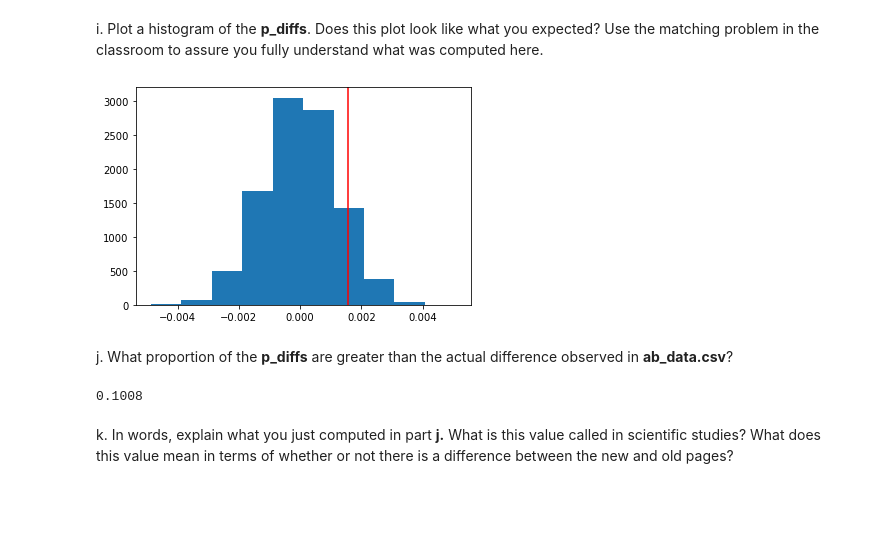
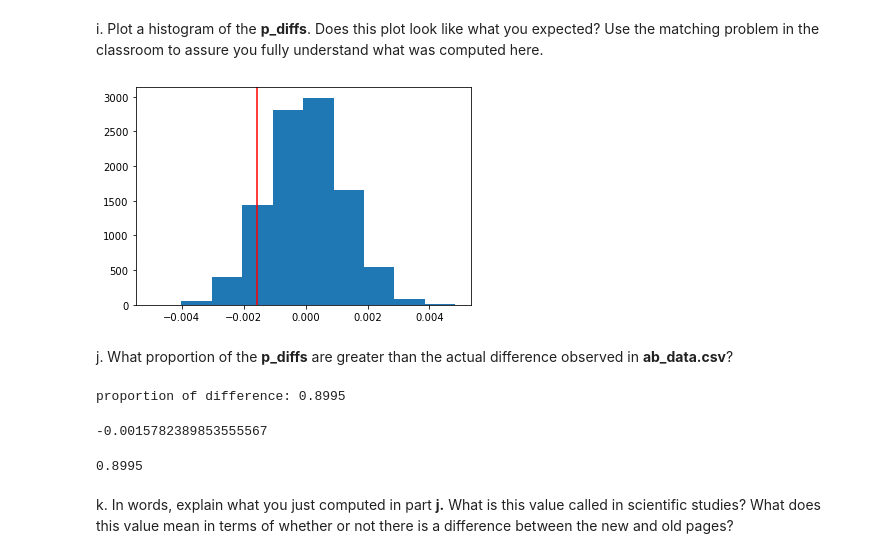
Before and after one commit to mpicanco/project3, a Jupyter notebook: Analyze_ab_test_results_notebook.ipynb, the cells around one changed output. Drawn from its saved outputs; the diff is of its cells as text; code cells hidden in the pictures; blank space fills up the shorter version.

```diff
--- a/Analyze_ab_test_results_notebook.ipynb
+++ b/Analyze_ab_test_results_notebook.ipynb
@@ -185,16 +187,18 @@ probability of an individual converting: 0.11959708724499628
 b. Given that an individual was in the `control` group, what is the probability they converted?
 # %%
 control_mask = df2['group'] == 'control'
-pnew = df2[control_mask].converted.mean()
-pnew
+# p_old - converted rate for the old_page (control)
+p_old = df2[control_mask].converted.mean()
+p_old
 # %% [output]
 0.1203863045004612
 # %% [markdown]
 c. Given that an individual was in the `treatment` group, what is the probability they converted?
 # %%
 treatment_mask = df2['group'] == 'treatment'
-pold = df2[treatment_mask].converted.mean()
-pold
+# p_new - converted rate for the new_page (treatment)
+p_new= df2[treatment_mask].converted.mean()
+p_new
 # %% [output]
 0.11880806551510564
 # %% [markdown]
@@ -297,0 +326,6 @@ for _ in range(10000):
+# %%
+%%time
+p_diffs_bino = []
+new_converted_simulation = np.random.binomial(nnew, pnew_null, 10000)/nnew
+old_converted_simulation = np.random.binomial(nold, pold_null, 10000)/nold
+p_diffs_bino = new_converted_simulation - old_converted_simulation
@@ -298,17 +340,26 @@ for _ in range(10000):
 # %% [markdown]
 i. Plot a histogram of the **p_diffs**.  Does this plot look like what you expected?  Use the matching problem in the classroom to assure you fully understand what was computed here.
 # %%
-plt.hist(p_diffs);
-plt.axvline(pnew-pold,color='r');
+plt.hist(p_diffs_bino);
+plt.axvline(p_new-p_old,color='r');
 # %% [output]
-[figure, old version]
+[figure, new version]
 # %% [markdown]
 j. What proportion of the **p_diffs** are greater than the actual difference observed in **ab_data.csv**?
-# %%
-pvalue = (p_diffs>(pnew-pold)).mean()
-pvalue
-# %% [output]
-0.1008
+# %%
+pvalue = (p_diffs_bino > (p_new-p_old)).mean()
+print("proportion of difference:",pvalue)
+# %% [output]
+proportion of difference: 0.8995
+# %%
+# Actual observed differences in conversion, infered from ab_data.csv
+act_diff = df2[df2['group'] == 'treatment']['converted'].mean() -  df2[df2['group'] == 'control']['converted'].mean()
+print(act_diff)
+p_diffs_bino = np.array(p_diffs_bino)
+(act_diff < p_diffs_bino).mean()
+# %% [output]
+-0.0015782389853555567
+0.8995
 # %% [markdown]
 k. In words, explain what you just computed in part **j.**  What is this value called in scientific studies?  What does this value mean in terms of whether or not there is a difference between the new and old pages?
 # %% [markdown]
```
Also changed, not shown: parts of 64 cells of this notebook, 2 other files.
